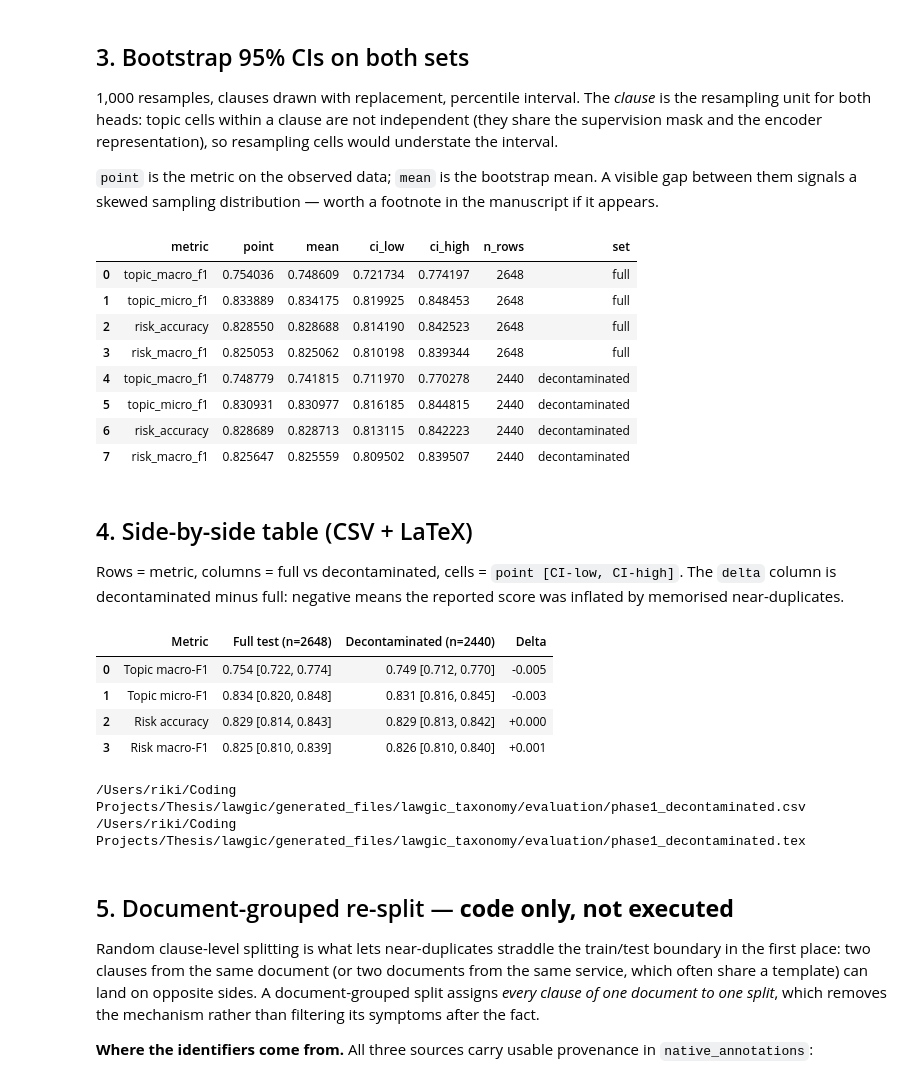
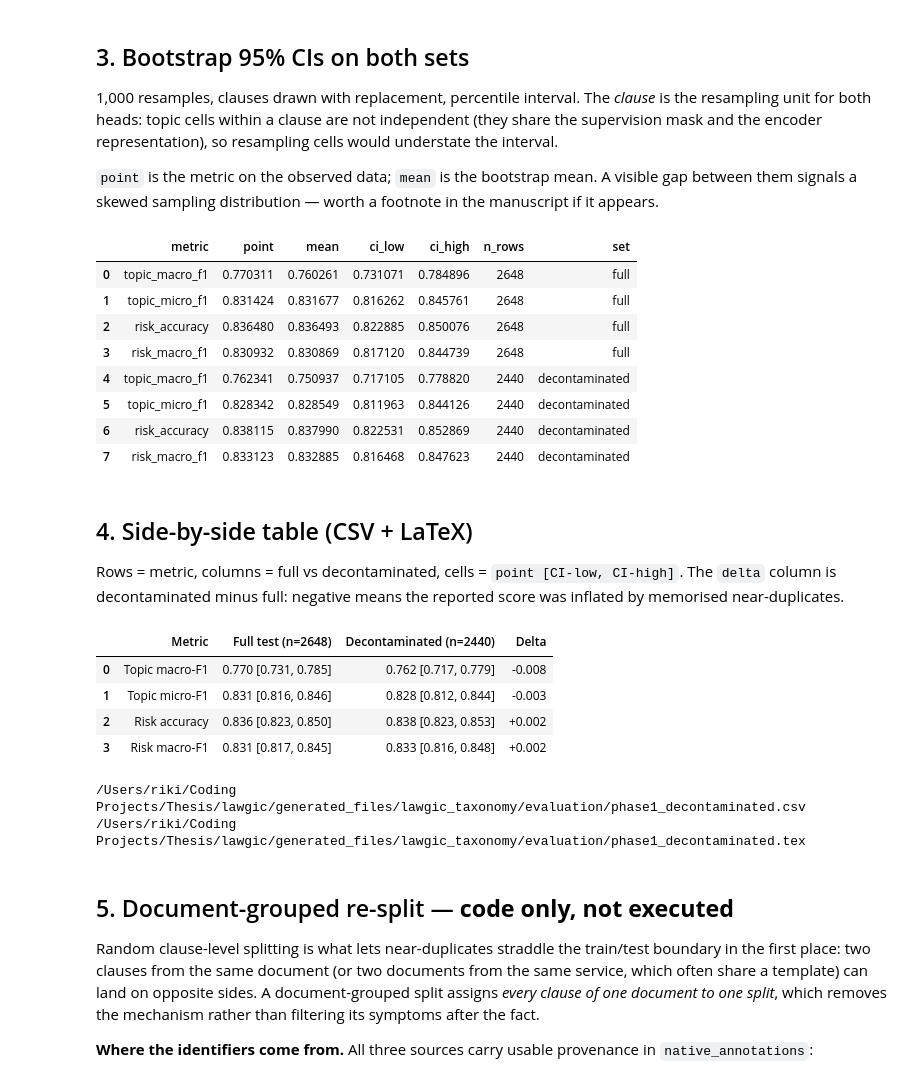
Before and after one commit to riki-11/lawgic, a Jupyter notebook: notebooks/evaluation/01_decontaminated_eval.ipynb, the cells around one changed output. Saved outputs shown, nothing was run; the diff lists cells and outputs as text; code cells hidden in the pictures.

```diff
--- a/notebooks/evaluation/01_decontaminated_eval.ipynb
+++ b/notebooks/evaluation/01_decontaminated_eval.ipynb
@@ -103,20 +92,0 @@ is loaded from the local checkpoint directory, not from the HuggingFace hub.
-# %%
-model, tokenizer, device = core.load_trained_checkpoint()
-print(f"Device: {device}")
-
-cache = core.EVAL_OUT_DIR / "phase1_test_logits.npz"
-topic_logits, harm_logits = core.predict_logits(
-    model,
-    tokenizer,
-    test_frame[core.TEXT_COLUMN].astype(str).tolist(),
-    device,
-    batch_size=32,
-    cache=cache,
-)
-print(f"topic_logits {topic_logits.shape} | harm_logits {harm_logits.shape}")
-print(f"cached at {cache}")
-
-reference = core.all_metrics(topic_logits, harm_logits, test_arrays)
-print("\nFull-test metrics recomputed from the checkpoint:")
-for key in core.HEADLINE_METRICS:
-    print(f"  {key:16s} {reference[key]:.4f}")
@@ -132,0 +100,20 @@ Full-test metrics recomputed from the checkpoint:
+# %%
+RUN_ID = "legal-bert-base-uncased__seed2024__dual"
+
+RUNS_DIR = PROJECT_ROOT / "generated_files/lawgic_taxonomy/runs"
+payload = np.load(RUNS_DIR / RUN_ID / "test_logits.npz")
+
+topic_logits, harm_logits = payload["topic_logits"], payload["harm_logits"]
+assert np.array_equal(payload["row_id"], test_frame["row_id"].to_numpy()), (
+    "run logits are not in the persisted test-split order"
+)
+for key, frame_key in (("labels", "labels"), ("label_masks", "label_masks"),
+                       ("harm_labels", "harm_labels"), ("harm_masks", "harm_masks")):
+    assert np.array_equal(payload[key], test_arrays[frame_key]), f"stored {key} drifted from the split"
+
+print(f"topic_logits {topic_logits.shape} | harm_logits {harm_logits.shape}")
+
+reference = core.all_metrics(topic_logits, harm_logits, test_arrays)
+print("\nFull-test metrics recomputed from the stored logits:")
+for key in core.HEADLINE_METRICS:
+    print(f"  {key:16s} {reference[key]:.4f}")
@@ -226,14 +217,14 @@ boot_clean["set"] = "decontaminated"
 display(pd.concat([boot_full, boot_clean], ignore_index=True))
 # %% [output]
 |  | metric | point | mean | ci_low | ci_high | n_rows | set |
-| 0 | topic_macro_f1 | 0.754036 | 0.748609 | 0.721734 | 0.774197 | 2648 | full |
-| 1 | topic_micro_f1 | 0.833889 | 0.834175 | 0.819925 | 0.848453 | 2648 | full |
-| 2 | risk_accuracy | 0.828550 | 0.828688 | 0.814190 | 0.842523 | 2648 | full |
-| 3 | risk_macro_f1 | 0.825053 | 0.825062 | 0.810198 | 0.839344 | 2648 | full |
-| 4 | topic_macro_f1 | 0.748779 | 0.741815 | 0.711970 | 0.770278 | 2440 | decontaminated |
-| 5 | topic_micro_f1 | 0.830931 | 0.830977 | 0.816185 | 0.844815 | 2440 | decontaminated |
-| 6 | risk_accuracy | 0.828689 | 0.828713 | 0.813115 | 0.842223 | 2440 | decontaminated |
-| 7 | risk_macro_f1 | 0.825647 | 0.825559 | 0.809502 | 0.839507 | 2440 | decontaminated |
+| 0 | topic_macro_f1 | 0.770311 | 0.760261 | 0.731071 | 0.784896 | 2648 | full |
+| 1 | topic_micro_f1 | 0.831424 | 0.831677 | 0.816262 | 0.845761 | 2648 | full |
+| 2 | risk_accuracy | 0.836480 | 0.836493 | 0.822885 | 0.850076 | 2648 | full |
+| 3 | risk_macro_f1 | 0.830932 | 0.830869 | 0.817120 | 0.844739 | 2648 | full |
+| 4 | topic_macro_f1 | 0.762341 | 0.750937 | 0.717105 | 0.778820 | 2440 | decontaminated |
+| 5 | topic_micro_f1 | 0.828342 | 0.828549 | 0.811963 | 0.844126 | 2440 | decontaminated |
+| 6 | risk_accuracy | 0.838115 | 0.837990 | 0.822531 | 0.852869 | 2440 | decontaminated |
+| 7 | risk_macro_f1 | 0.833123 | 0.832885 | 0.816468 | 0.847623 | 2440 | decontaminated |
 # %% [markdown]
 ## 4. Side-by-side table (CSV + LaTeX)
 
@@ -254,38 +245,39 @@ def cell(row: pd.Series) -> str:
 
 
 table = pd.DataFrame(
     [
         {
             "Metric": LABELS[metric],
             f"Full test (n={len(full_index)})": cell(boot_full.set_index("metric").loc[metric]),
             f"Decontaminated (n={len(clean_index)})": cell(boot_clean.set_index("metric").loc[metric]),
             "Delta": f"{boot_clean.set_index('metric').loc[metric, 'point'] - boot_full.set_index('metric').loc[metric, 'point']:+.3f}",
         }
         for metric in core.HEADLINE_METRICS
     ]
 )
 display(table)
 
 csv_path, tex_path = core.write_outputs(
     table,
     "phase1_decontaminated",
     caption=(
-        "Test performance of the dual-head Legal-BERT checkpoint on the full test split "
+        "Test performance of the selected dual-head Legal-BERT checkpoint (best-validation "
+        "seed of the Phase 2 matrix) on the full test split "
         f"and on the decontaminated subset (test clauses whose nearest training clause has "
         f"TF-IDF char n-gram cosine similarity below {core.CONTAMINATION_THRESHOLD:.2f}). "
         f"Cells are point estimates with percentile bootstrap 95\\% confidence intervals "
         f"over {N_RESAMPLES} clause-level resamples."
     ),
     label="tab:decontaminated-eval",
 )
 print(csv_path)
 print(tex_path)
 # %% [output]
 |  | Metric | Full test (n=2648) | Decontaminated (n=2440) | Delta |
-| 0 | Topic macro-F1 | 0.754 [0.722, 0.774] | 0.749 [0.712, 0.770] | -0.005 |
-| 1 | Topic micro-F1 | 0.834 [0.820, 0.848] | 0.831 [0.816, 0.845] | -0.003 |
-| 2 | Risk accuracy | 0.829 [0.814, 0.843] | 0.829 [0.813, 0.842] | +0.000 |
-| 3 | Risk macro-F1 | 0.825 [0.810, 0.839] | 0.826 [0.810, 0.840] | +0.001 |
+| 0 | Topic macro-F1 | 0.770 [0.731, 0.785] | 0.762 [0.717, 0.779] | -0.008 |
+| 1 | Topic micro-F1 | 0.831 [0.816, 0.846] | 0.828 [0.812, 0.844] | -0.003 |
+| 2 | Risk accuracy | 0.836 [0.823, 0.850] | 0.838 [0.823, 0.853] | +0.002 |
+| 3 | Risk macro-F1 | 0.831 [0.817, 0.845] | 0.833 [0.816, 0.848] | +0.002 |
 /Users/riki/Coding Projects/Thesis/lawgic/generated_files/lawgic_taxonomy/evaluation/phase1_decontaminated.csv
 /Users/riki/Coding Projects/Thesis/lawgic/generated_files/lawgic_taxonomy/evaluation/phase1_decontaminated.tex
 # %% [markdown]
```
Also changed, not shown: parts of 9 cells of this notebook, 8 other files.
